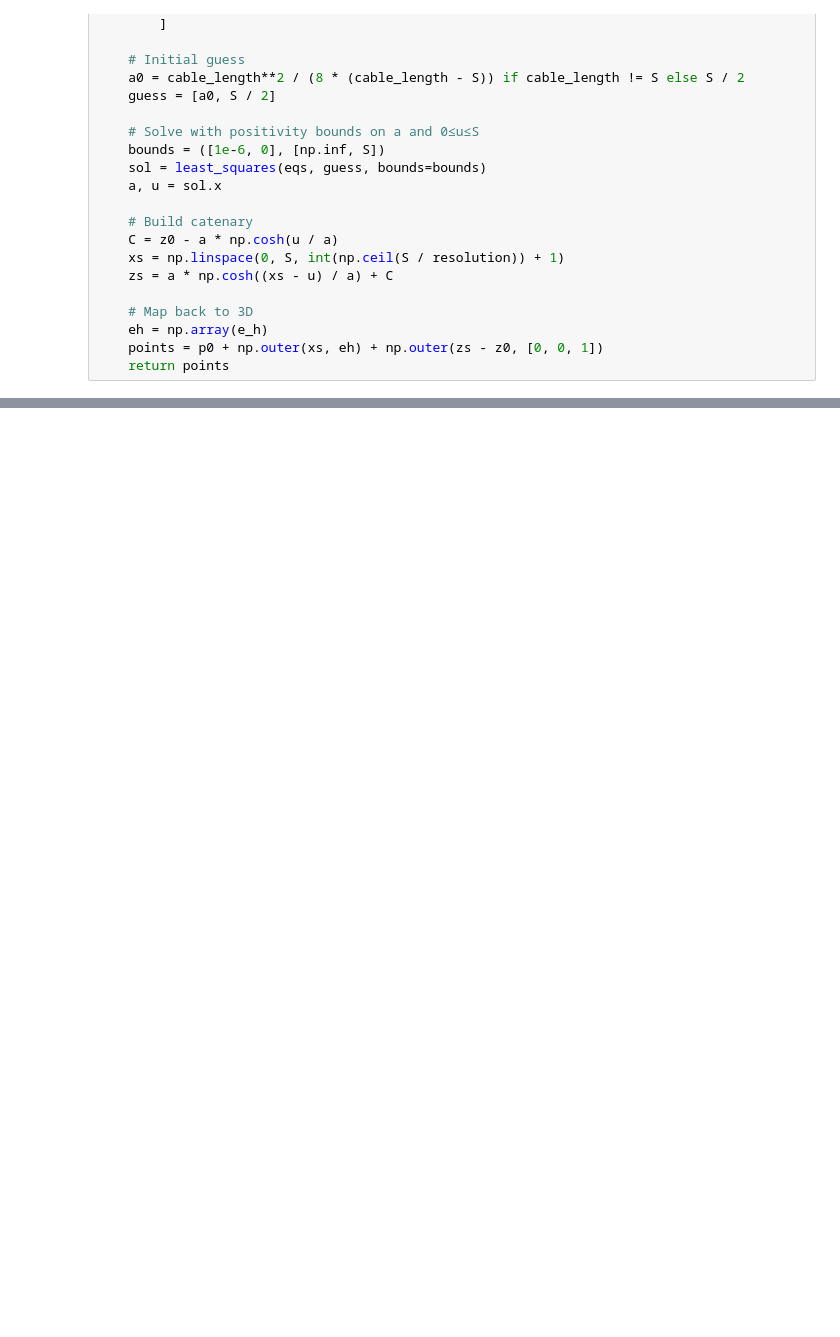
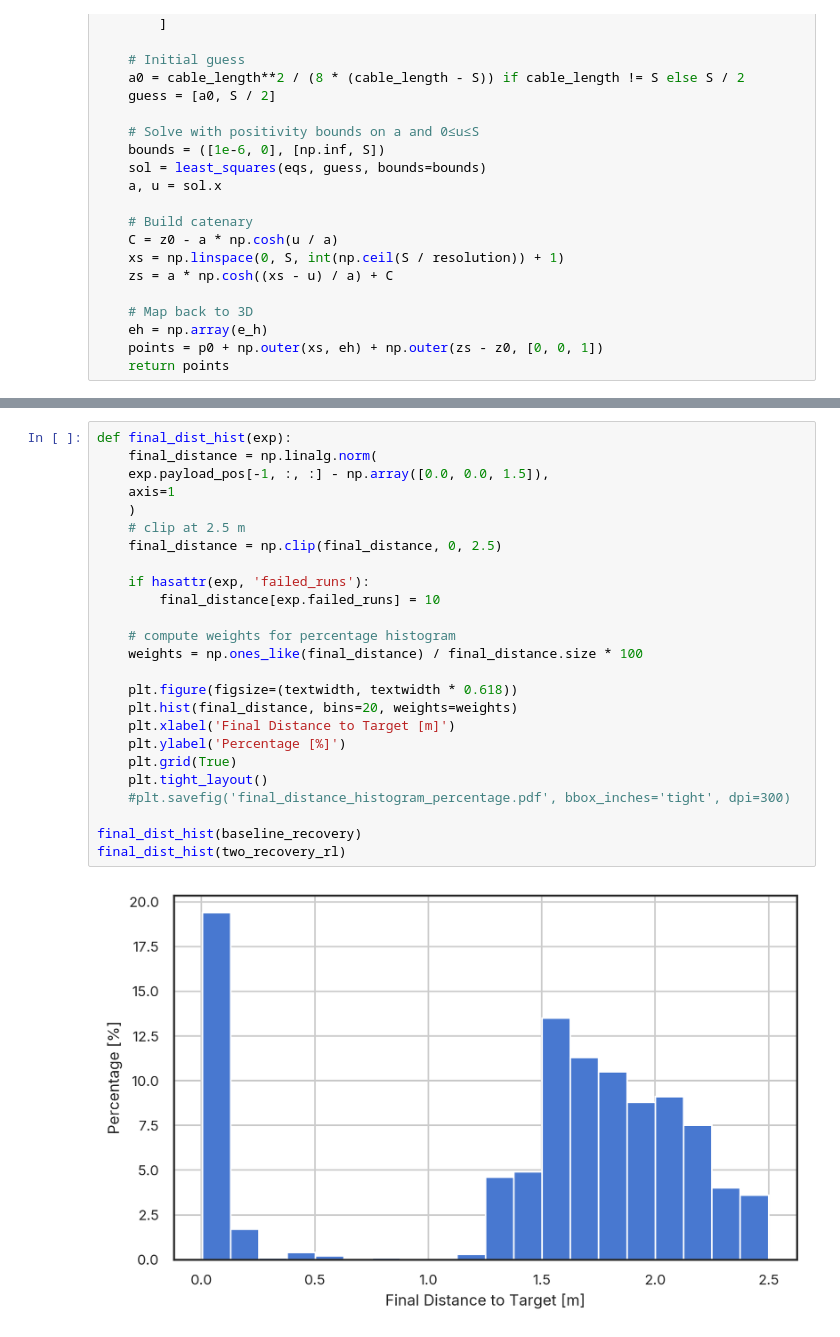
Before and after one commit to viktorlorentz/crazyMARL, a Jupyter notebook: crazymarl/experiments/plots/plot_baseline.ipynb, the cells around one changed output, grey strips where cells are left out. Saved outputs shown, nothing was run; the diff lists cells and outputs as text; blank space fills up the shorter version.

```diff
--- a/crazymarl/experiments/plots/plot_baseline.ipynb
+++ b/crazymarl/experiments/plots/plot_baseline.ipynb
@@ -684,0 +805,27 @@ Ignoring fixed y limits to fulfill fixed data aspect with adjustable data limits
+# %%
+def final_dist_hist(exp):
+    final_distance = np.linalg.norm(
+    exp.payload_pos[-1, :, :] - np.array([0.0, 0.0, 1.5]),
+    axis=1
+    )
+    # clip at 2.5 m
+    final_distance = np.clip(final_distance, 0, 2.5)
+
+    if hasattr(exp, 'failed_runs'):
+        final_distance[exp.failed_runs] = 10
+
+    # compute weights for percentage histogram
+    weights = np.ones_like(final_distance) / final_distance.size * 100
+
+    plt.figure(figsize=(textwidth, textwidth * 0.618))
+    plt.hist(final_distance, bins=20, weights=weights)
+    plt.xlabel('Final Distance to Target [m]')
+    plt.ylabel('Percentage [%]')
+    plt.grid(True)
+    plt.tight_layout()
+    #plt.savefig('final_distance_histogram_percentage.pdf', bbox_inches='tight', dpi=300)
+
+final_dist_hist(baseline_recovery)
+final_dist_hist(two_recovery_rl)
+# %% [output]
+[figure, added]
```
Also changed, not shown: parts of 6 cells of this notebook, 1 other file.
